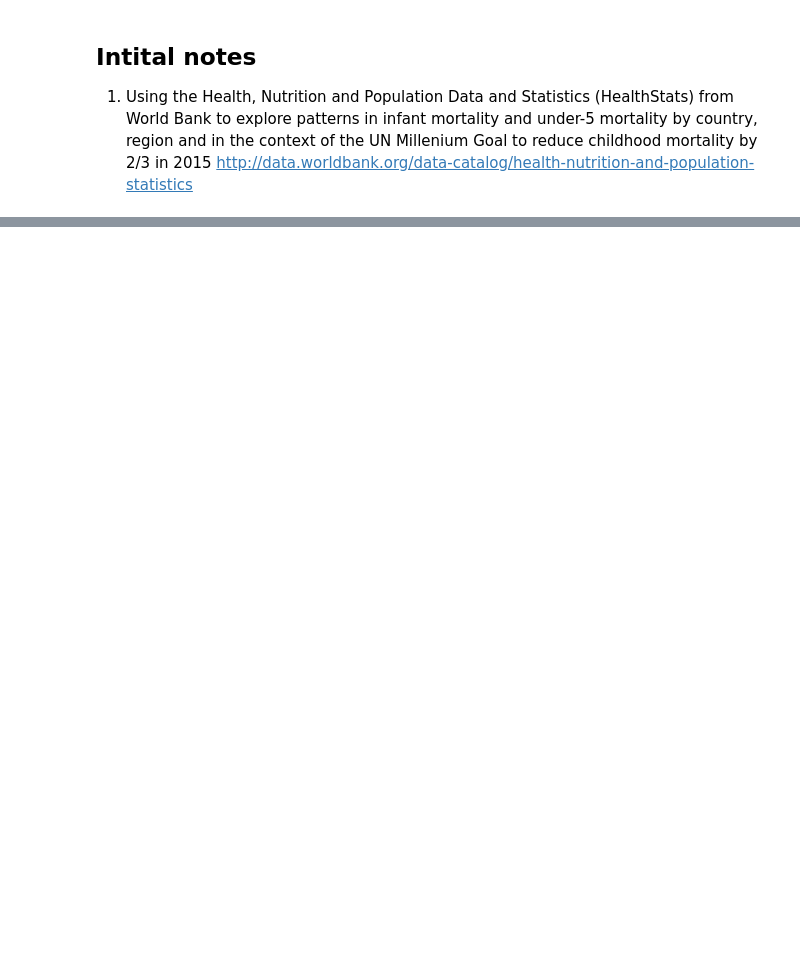
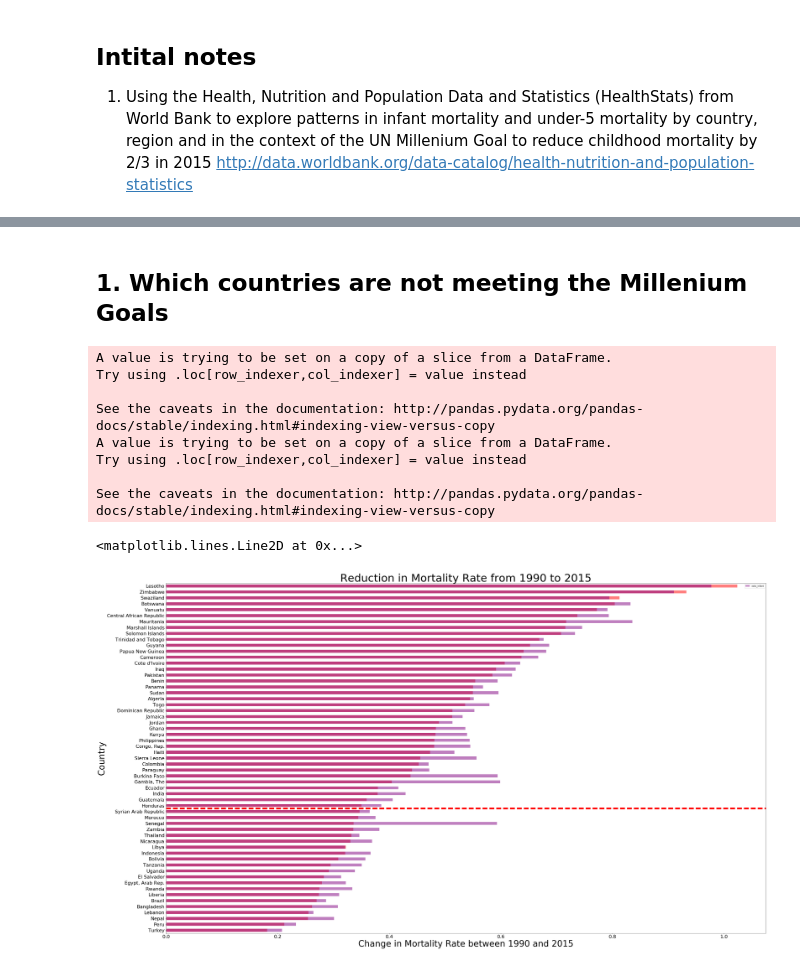
Before and after one commit to spaceport729/thinkful, a Jupyter notebook: Capstone_Project.ipynb, the cells around one changed output, grey strips where cells are left out. Cells and saved outputs as stored; diff of their text form; code cells hidden in the pictures; blank space fills up the shorter version.

```diff
--- a/Capstone_Project.ipynb
+++ b/Capstone_Project.ipynb
@@ -178,0 +177,43 @@ See the caveats in the documentation: http://pandas.pydata.org/pandas-docs/stabl
+# %% [markdown]
+## 1. Which countries are not meeting the Millenium Goals
+# %%
+#Removing countries that had low under_5 and infant mortality in 1990
+df_high_mortality = df_mortality.ix[lambda df_mortality: df_mortality['1990']  > 25]
+df_high_infant_mortality = df_high_mortality.ix[lambda df_high_mortality: df_high_mortality['Indicator Name'] == 'Mortality rate, infant (per 1,000 live births)',:]
+df_high_under_5_mortality = df_high_mortality.ix[lambda df_high_mortality: df_high_mortality['Indicator Name'] == 'Mortality rate, under-5 (per 1,000)',:]
+
+df_high_infant_mortality['ratio_infant'] = [x/y for x,y in zip(df_high_infant_mortality['2015'], df_high_infant_mortality['1990'])]
+df_high_under_5_mortality['ratio_under_5'] = [x/y for x,y in zip(df_high_under_5_mortality['2015'], df_high_under_5_mortality['1990'])]
+
+
+#Calculate the reduced mortality between 1990 and 2015
+#df_high_mortality['ratio'] = df_high_mortality['2015'] / df_high_mortality['1990']
+#df_high_infant_mortality['ratio2'] = df_high_infant_mortality['2015'] / df_high_infant_mortality['1990']
+df_high_infant_mortality.index = df_high_infant_mortality['Country Name']
+df_high_under_5_mortality.index = df_high_under_5_mortality['Country Name']
+
+df_combined_result = pd.concat([df_high_infant_mortality['Country Name'], df_high_infant_mortality[
+    'ratio_infant'],df_high_under_5_mortality['ratio_under_5']], axis=1, join_axes=[df_high_infant_mortality.index])
+
+
+#Sort by ratio value
+df_sorted_mort = df_combined_result.sort(['ratio_under_5'], ascending=[1])
+df_sorted_mort.index = df_sorted_mort['Country Name']
+
+ax = df_sorted_mort['ratio_under_5'].plot(kind='barh', color='red', alpha=0.5)
+ax2 = df_sorted_mort['ratio_infant'].plot(kind='barh',figsize=(50, 30), legend=True, fontsize=22, color='purple', alpha =0.5, stacked='True')
+ax.set_title("Reduction in Mortality Rate from 1990 to 2015", fontsize=50)
+ax.set_ylabel("Country", fontsize=40)
+ax.set_xlabel("Change in Mortality Rate between 1990 and 2015", fontsize=40)
+plt.axhline(y=20.5, linewidth=8, linestyle='dashed',color = 'r')
+# %% [output]
+A value is trying to be set on a copy of a slice from a DataFrame.
+Try using .loc[row_indexer,col_indexer] = value instead
+
+See the caveats in the documentation: http://pandas.pydata.org/pandas-docs/stable/indexing.html#indexing-view-versus-copy
+A value is trying to be set on a copy of a slice from a DataFrame.
+Try using .loc[row_indexer,col_indexer] = value instead
+
+See the caveats in the documentation: http://pandas.pydata.org/pandas-docs/stable/indexing.html#indexing-view-versus-copy
+<matplotlib.lines.Line2D at 0x...>
+[figure, added]
```
Also changed, not shown: parts of 18 cells of this notebook.
